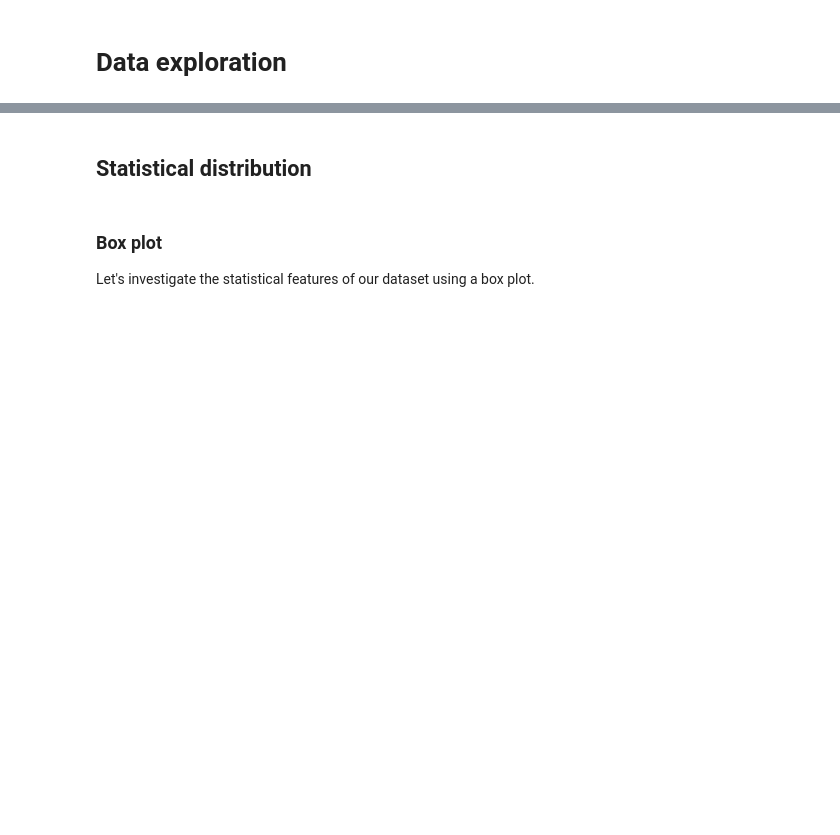
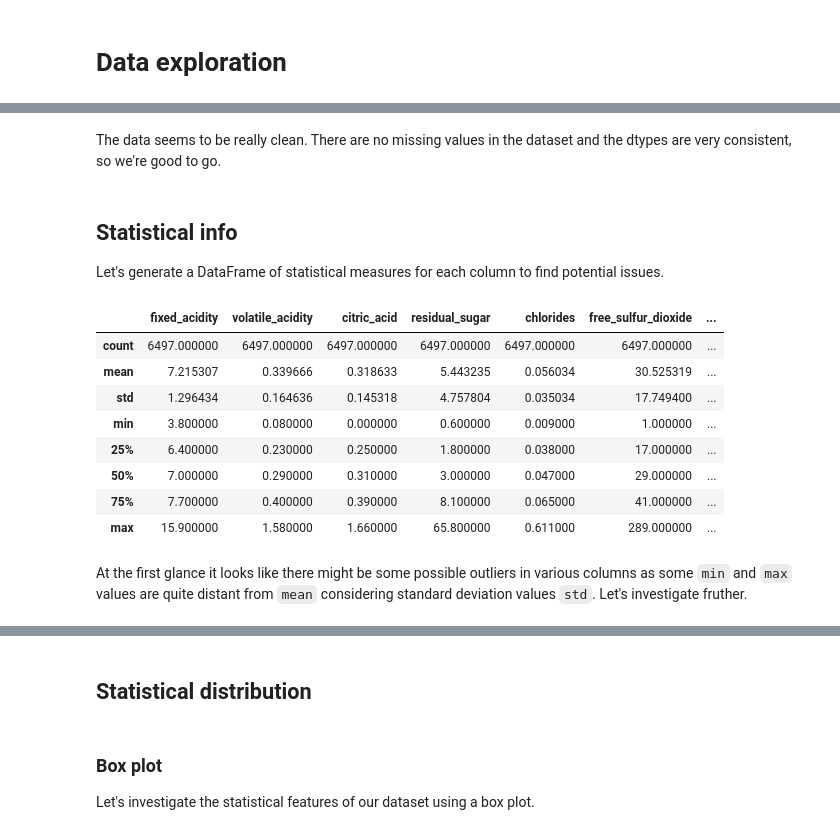
Before and after one commit to adamsiemaszkiewicz/winequality, a Jupyter notebook: DataCourage_wine.ipynb, the cells around one changed output, grey strips where cells are left out. Drawn from its saved outputs; the diff is of its cells as text; code cells hidden in the pictures; blank space fills up the shorter version.

Commit message:
Data exploration, outliers removal

```diff
--- a/DataCourage_wine.ipynb
+++ b/DataCourage_wine.ipynb
@@ -41,0 +80,3 @@ import plotly.graph_objects as go
+# %%
+df_white = pd.read_csv('winequality-white.csv', sep=';')
+df_white.head()
@@ -41,0 +99,6 @@ import plotly.graph_objects as go
+# %%
+df_red['color'] = 'red'
+df_white['color'] = 'white'
+
+df = pd.concat([df_red, df_white], ignore_index=True)
+df.head()
@@ -41,0 +115,6 @@ import plotly.graph_objects as go
+# %%
+old_column_names = df.columns.values.tolist()
+new_column_names = [re.sub('\s', '_', col_name) for col_name in old_column_names]
+
+df.columns = new_column_names
+df.head()
@@ -41,0 +131,3 @@ import plotly.graph_objects as go
+# %%
+df = pd.get_dummies(df, columns=['color'])
+df.head()
@@ -126,0 +166,19 @@ X_train, X_test, y_train, y_test = train_test_split(X, y, random_state=0)
+# %% [markdown]
+The data seems to be really clean. There are no missing values in the dataset and the dtypes are very consistent, so we're good to go.
+# %% [markdown]
+## Statistical info
+Let's generate a DataFrame of statistical measures for each column to find potential issues.
+# %%
+df.describe()
+# %% [output]
+|  | fixed_acidity | volatile_acidity | citric_acid | residual_sugar | chlorides | free_sulfur_dioxide | ... |
+| count | 6497.000000 | 6497.000000 | 6497.000000 | 6497.000000 | 6497.000000 | 6497.000000 | ... |
+| mean | 7.215307 | 0.339666 | 0.318633 | 5.443235 | 0.056034 | 30.525319 | ... |
+| std | 1.296434 | 0.164636 | 0.145318 | 4.757804 | 0.035034 | 17.749400 | ... |
+| min | 3.800000 | 0.080000 | 0.000000 | 0.600000 | 0.009000 | 1.000000 | ... |
+| 25% | 6.400000 | 0.230000 | 0.250000 | 1.800000 | 0.038000 | 17.000000 | ... |
+| 50% | 7.000000 | 0.290000 | 0.310000 | 3.000000 | 0.047000 | 29.000000 | ... |
+| 75% | 7.700000 | 0.400000 | 0.390000 | 8.100000 | 0.065000 | 41.000000 | ... |
+| max | 15.900000 | 1.580000 | 1.660000 | 65.800000 | 0.611000 | 289.000000 | ... |
+# %% [markdown]
+At the first glance it looks like there might be some possible outliers in various columns as some `min` and `max` values are quite distant from `mean` considering standard deviation values `std`. Let's investigate fruther.
```
Also changed, not shown: parts of 87 cells of this notebook.
